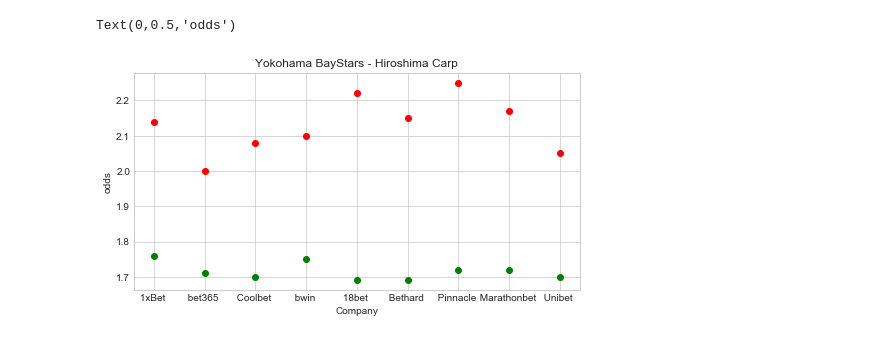
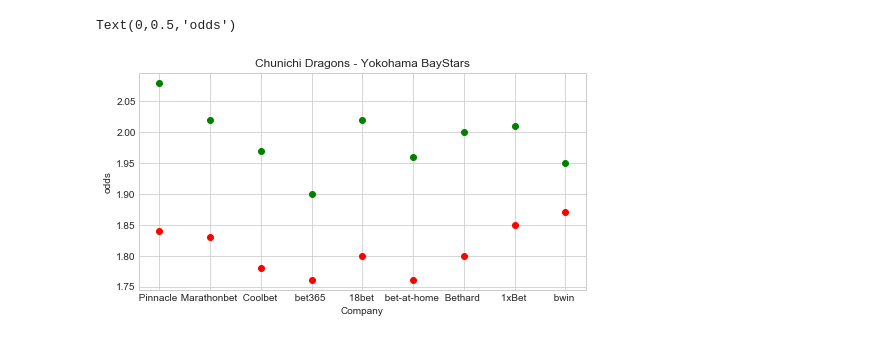
Before and after one commit to ericntunctu/Oddsportal-Scraper, a Jupyter notebook: Oddsportal NPB.ipynb, the cells around one changed output. Drawn from its saved outputs; the diff is of its cells as text; code cells hidden in the pictures.

```diff
--- a/Oddsportal NPB.ipynb
+++ b/Oddsportal NPB.ipynb
@@ -125,4 +74,49 @@ StaleElementReferenceException: Message: stale element reference: element is not
 # %%
+
+### plotblock
+a=operation(4)
+plt.style.use('seaborn-whitegrid')
+import numpy as np
+b=list()
+for i in range(0,len(a)):
+    b.append(float(a[list(a.keys())[i]][0]))
+c=list()
+for i in range(0,len(a)):
+    c.append(float(a[list(a.keys())[i]][1]))
+    x = list(a.keys())
+y = b
+z=c
+plt.figure(figsize=(8,4))
+plt.plot(x, y,'o', color='green')
+plt.plot(x, z,'o', color='red')
+plt.title(driver.find_element_by_xpath('//*[@id="tournamentTable"]/tbody/tr[4]/td[2]/a').text)
+plt.xlabel('Company')
+plt.ylabel('odds')
+
+
+
+
+a=operation(5)
+plt.style.use('seaborn-whitegrid')
+import numpy as np
+b=list()
+for i in range(0,len(a)):
+    b.append(float(a[list(a.keys())[i]][0]))
+c=list()
+for i in range(0,len(a)):
+    c.append(float(a[list(a.keys())[i]][1]))
+    x = list(a.keys())
+y = b
+z=c
+plt.figure(figsize=(8,4))
+plt.plot(x, y,'o', color='green')
+plt.plot(x, z,'o', color='red')
+plt.title(driver.find_element_by_xpath('//*[@id="tournamentTable"]/tbody/tr[5]/td[2]/a').text)
+plt.xlabel('Company')
+plt.ylabel('odds')
+
+
+
 
 a=operation(6)
 plt.style.use('seaborn-whitegrid')
@@ -163,4 +157,52 @@ plt.plot(x, z,'o', color='red')
 plt.title(driver.find_element_by_xpath('//*[@id="tournamentTable"]/tbody/tr[7]/td[2]/a').text)
 plt.xlabel('Company')
 plt.ylabel('odds')
+
+
+
+
+
+
+
+### plotblock
+a=operation(8)
+plt.style.use('seaborn-whitegrid')
+import numpy as np
+b=list()
+for i in range(0,len(a)):
+    b.append(float(a[list(a.keys())[i]][0]))
+c=list()
+for i in range(0,len(a)):
+    c.append(float(a[list(a.keys())[i]][1]))
+    x = list(a.keys())
+y = b
+z=c
+plt.figure(figsize=(8,4))
+plt.plot(x, y,'o', color='green')
+plt.plot(x, z,'o', color='red')
+plt.title(driver.find_element_by_xpath('//*[@id="tournamentTable"]/tbody/tr[4]/td[2]/a').text)
+plt.xlabel('Company')
+plt.ylabel('odds')
+
+
+
+
+a=operation(9)
+plt.style.use('seaborn-whitegrid')
+import numpy as np
+b=list()
+for i in range(0,len(a)):
+    b.append(float(a[list(a.keys())[i]][0]))
+c=list()
+for i in range(0,len(a)):
+    c.append(float(a[list(a.keys())[i]][1]))
+    x = list(a.keys())
+y = b
+z=c
+plt.figure(figsize=(8,4))
+plt.plot(x, y,'o', color='green')
+plt.plot(x, z,'o', color='red')
+plt.title(driver.find_element_by_xpath('//*[@id="tournamentTable"]/tbody/tr[5]/td[2]/a').text)
+plt.xlabel('Company')
+plt.ylabel('odds')
 # %% [output]
@@ -169,2 +215,2 @@ Hanshin Tigers - Chunichi Dragons
 Text(0,0.5,'odds')
-[figure, old version]
+[figure, new version]
```
Also changed, not shown: parts of 4 cells of this notebook.
